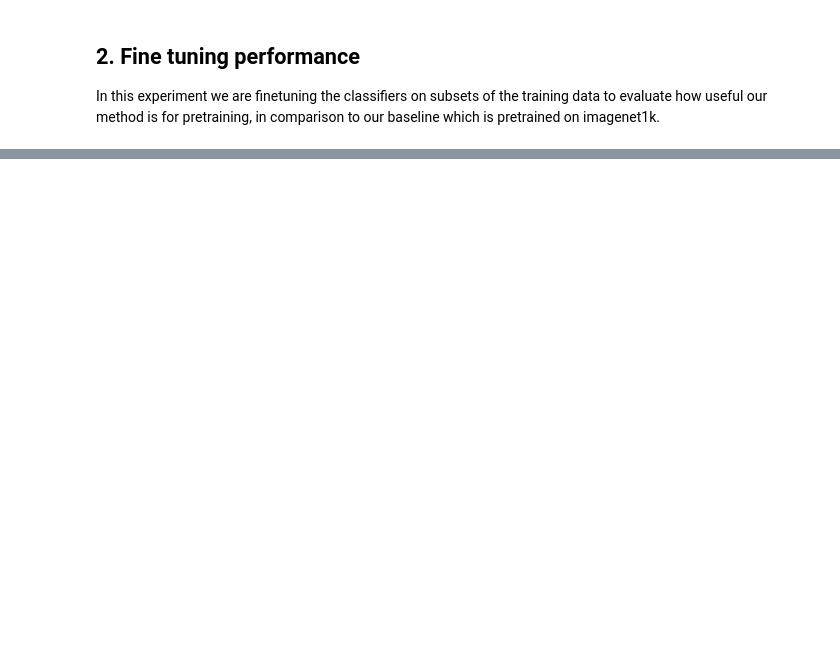
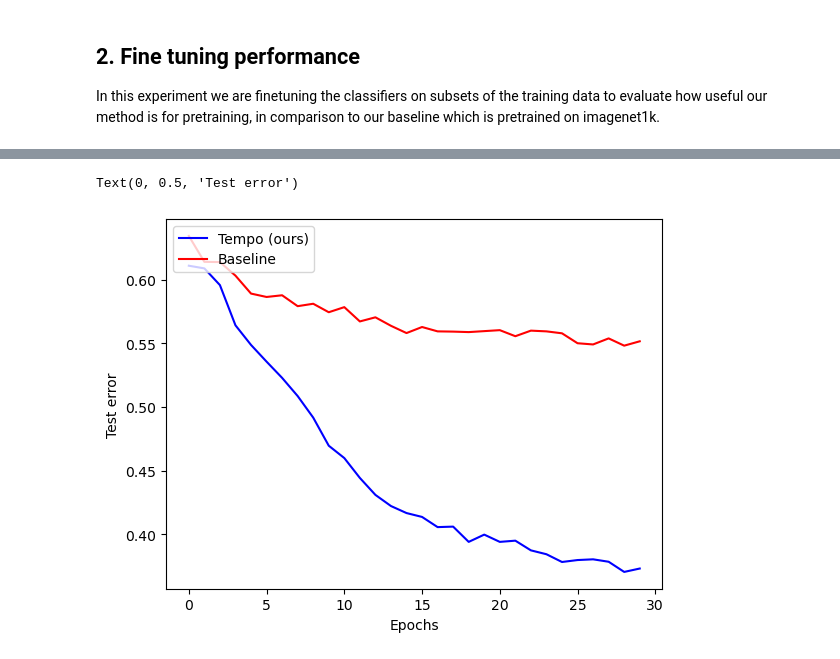
Before and after one commit to myasincifci/BarlowTwinsMnist, a Jupyter notebook: time_shift/tempo.ipynb, the cells around one changed output, grey strips where cells are left out. Drawn from its saved outputs; the diff is of its cells as text; code cells hidden in the pictures; blank space fills up the shorter version.

```diff
--- a/time_shift/tempo.ipynb
+++ b/time_shift/tempo.ipynb
@@ -75,0 +175,43 @@ Text(0, 0.5, 'Test error')
+# %%
+lss_eval, errs_eval = [], []
+lss_bl, errs_bl = [], []
+for i in tqdm(range(10), leave=False):
+    ss_indices = np.random.choice(len(train_dataset), 10, replace=False)
+    ss_train = torch.utils.data.Subset(train_dataset, ss_indices)
+
+    train_dataloader = torch.utils.data.DataLoader(
+        ss_train, # train_dataset,
+        batch_size=32,
+        shuffle=True,
+        num_workers=8,
+    )
+
+    test_dataloader = torch.utils.data.DataLoader(
+        test_dataset,
+        batch_size=32,
+        shuffle=True,
+        num_workers=8,
+    )
+
+    eval_model = LinearEval(backbone=backbone, out_features=3).to(device)
+    baseline = BaselineImagenet1K(out_features=3).to(device)
+
+    losses_eval, errors_eval = eval(eval_model, train_dataset, test_dataset, train_dataloader, test_dataloader)
+    losses_bl, errors_bl = eval(baseline, train_dataset, test_dataset, train_dataloader, test_dataloader)
+
+    lss_eval.append(losses_eval)
+    errs_eval.append(errors_eval)
+    lss_bl.append(losses_bl)
+    errs_bl.append(errors_bl)
+
+errs_eval = np.array(errs_eval)
+errs_bl = np.array(errs_bl)
+
+plt.plot(np.arange(30), errs_eval.mean(axis=0), '-b', label='Tempo (ours)')
+plt.plot(np.arange(30), errs_bl.mean(axis=0), '-r', label='Baseline')
+plt.legend(loc="upper left")
+plt.xlabel('Epochs')
+plt.ylabel('Test error')
+# %% [output]
+Text(0, 0.5, 'Test error')
+[figure, added]
```
Also changed, not shown: parts of 7 cells of this notebook, 2 other files.
